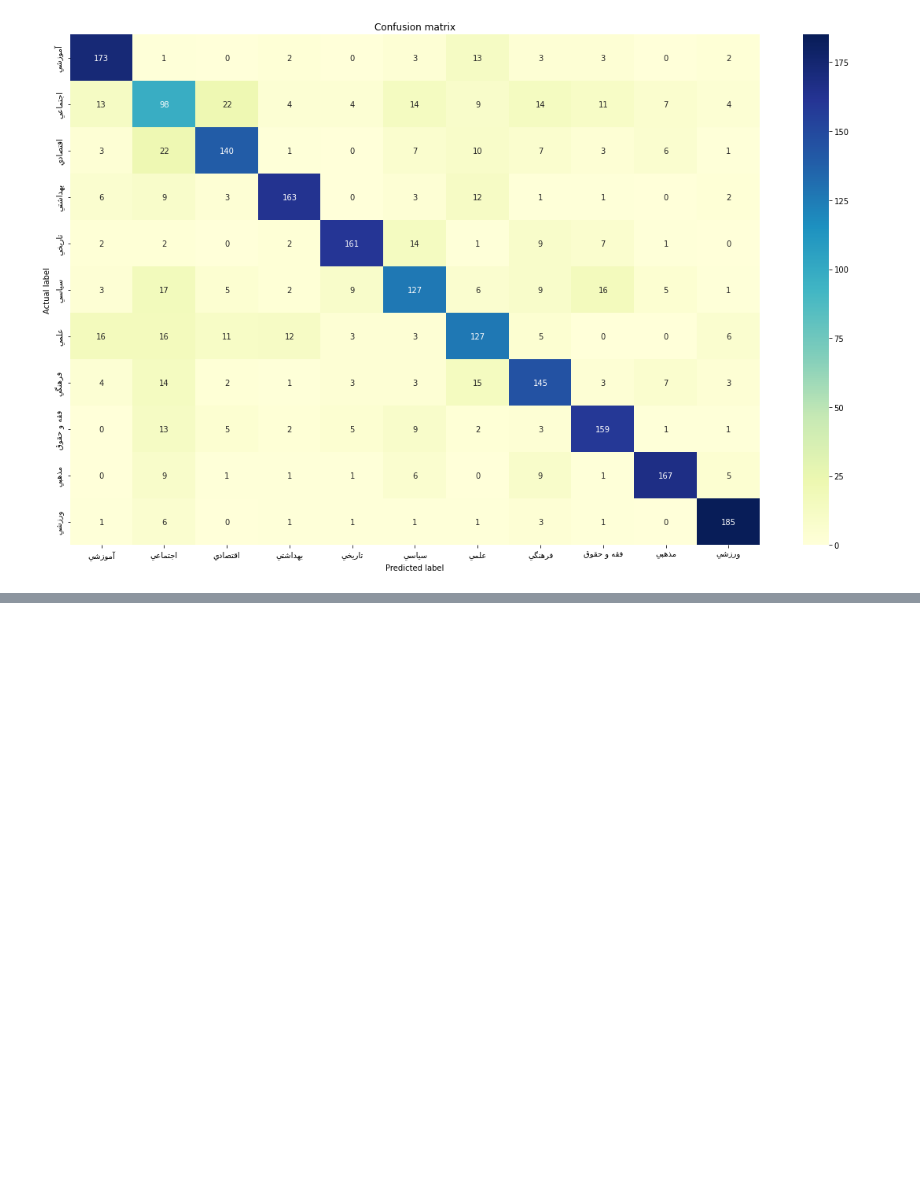
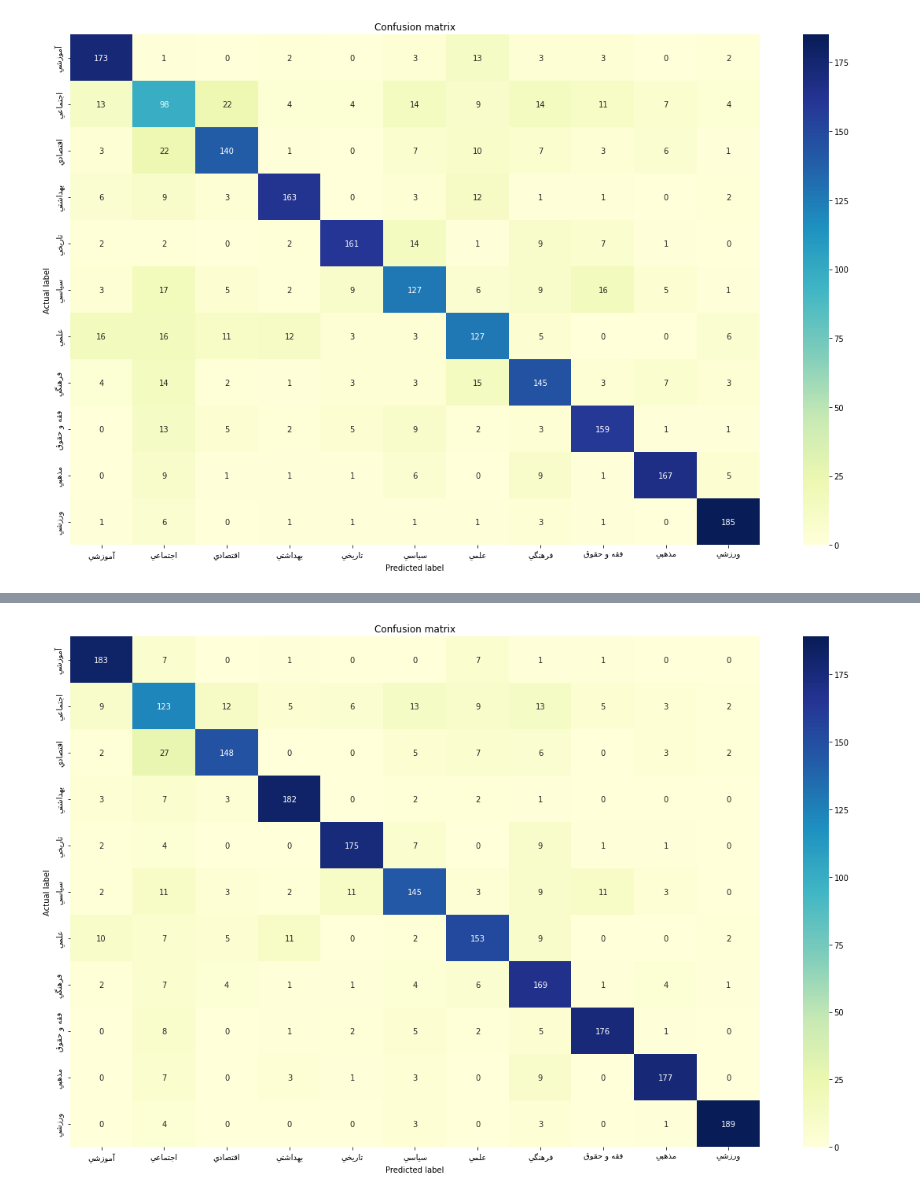
Before and after one commit to ZahraDehghani99/Natural-Language-Processing, a Jupyter notebook: HW4/document_categorization.ipynb, the cells around one changed output, grey strips where cells are left out. Saved outputs shown, nothing was run; the diff lists cells and outputs as text; code cells hidden in the pictures; blank space fills up the shorter version.

```diff
--- a/HW4/document_categorization.ipynb
+++ b/HW4/document_categorization.ipynb
@@ -637,0 +694,5 @@ confusion_matrix(y_test, y_pred_test)
+# %%
+from sklearn.preprocessing import MinMaxScaler
+scaler = MinMaxScaler()
+X_train = scaler.fit_transform(tsvd_train)
+X_test = scaler.transform(tsvd_test)
@@ -637,0 +701,4 @@ confusion_matrix(y_test, y_pred_test)
+# %%
+from sklearn.ensemble import GradientBoostingClassifier
+clf = GradientBoostingClassifier(random_state=42)
+clf.fit(X_train, y_train)
@@ -637,0 +740,5 @@ confusion_matrix(y_test, y_pred_test)
+# %%
+from sklearn.svm import SVC
+
+clf_svc = SVC(kernel='rbf', decision_function_shape='ovr', random_state=42)
+clf_svc.fit(X_train, y_train)
@@ -637,0 +753,3 @@ confusion_matrix(y_test, y_pred_test)
+# %%
+y_pred_test = clf_svc.predict(X_test)
+print(classification_report(y_test, y_pred_test))
@@ -637,0 +774,4 @@ confusion_matrix(y_test, y_pred_test)
+# %%
+confusion_matrix(y_test, y_pred_test)
+# %% [output]
+[figure, added]
```
Also changed, not shown: parts of 25 cells of this notebook.
